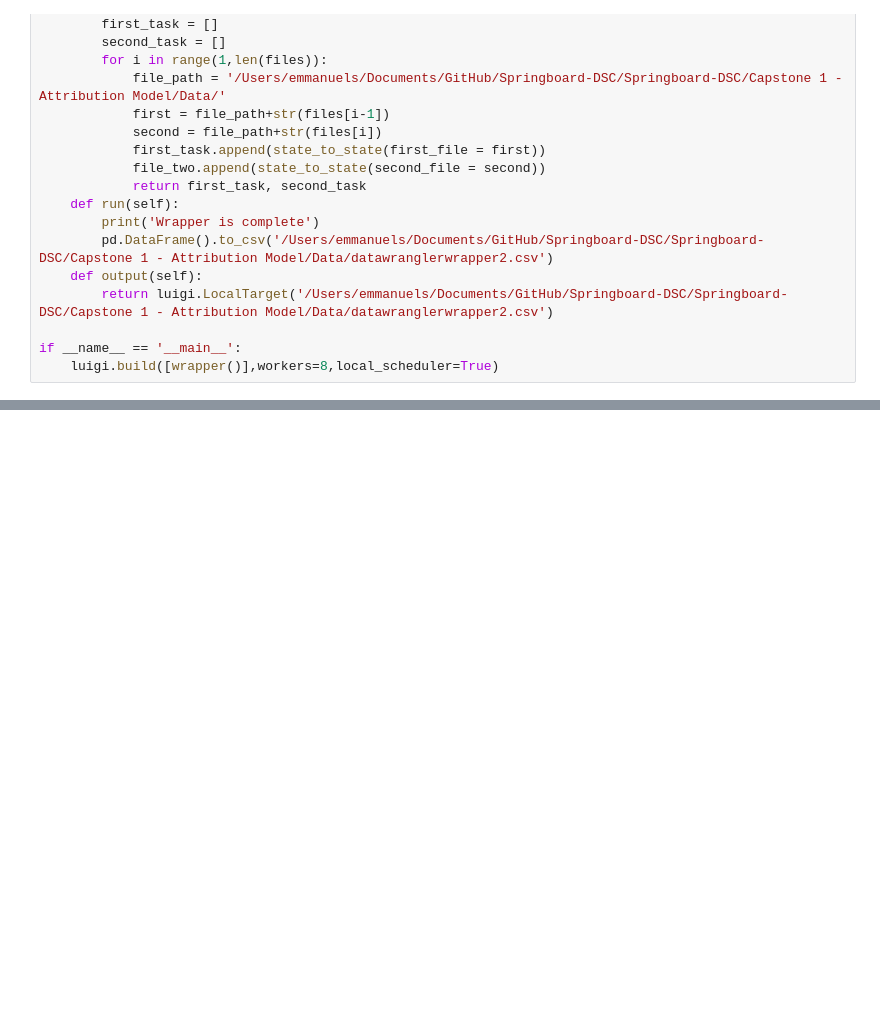
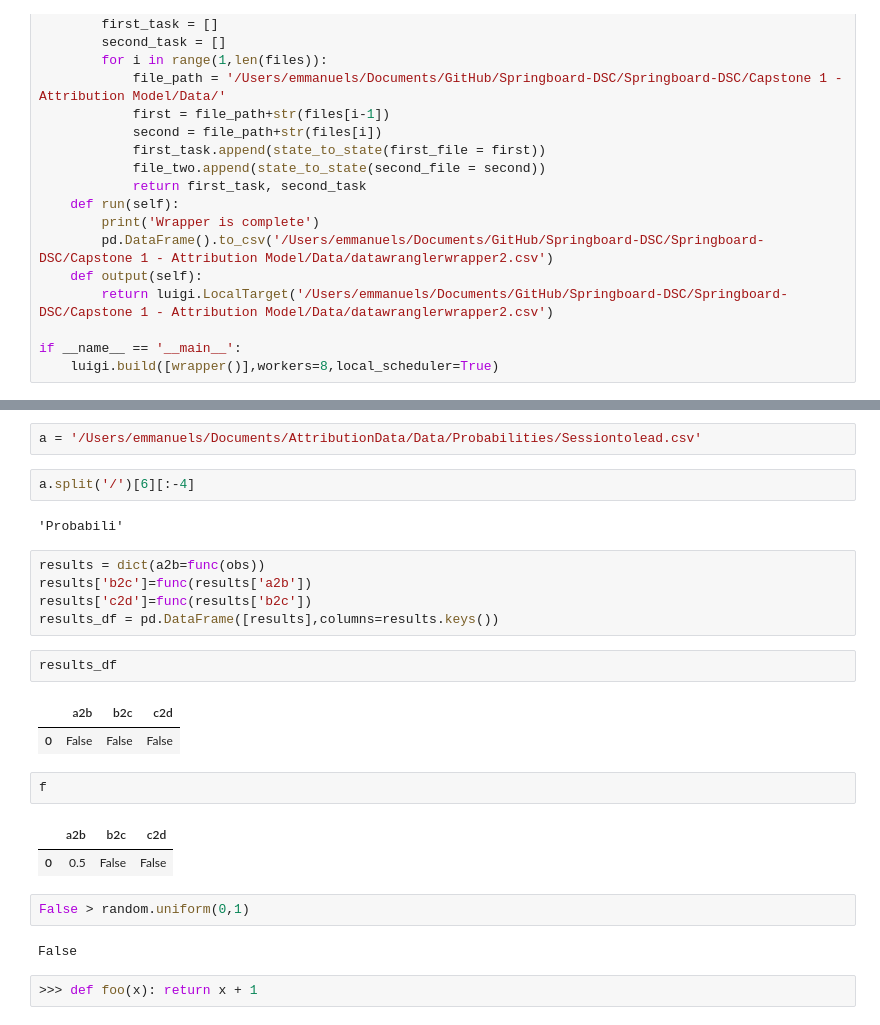
Before and after one commit to EmmS21/Springboard-DSC, a Jupyter notebook: AttributionModel/Code/new/probabiltycheck.ipynb, the cells around one changed output, grey strips where cells are left out. Saved outputs shown, nothing was run; the diff lists cells and outputs as text; blank space fills up the shorter version.

```diff
--- a/AttributionModel/Code/new/probabiltycheck.ipynb
+++ b/AttributionModel/Code/new/probabiltycheck.ipynb
@@ -53,0 +58,27 @@ if __name__ == '__main__':
+# %%
+a = '/Users/emmanuels/Documents/AttributionData/Data/Probabilities/Sessiontolead.csv'
+# %%
+a.split('/')[6][:-4]
+# %% [output]
+'Probabili'
+# %%
+results = dict(a2b=func(obs))
+results['b2c']=func(results['a2b'])
+results['c2d']=func(results['b2c'])
+results_df = pd.DataFrame([results],columns=results.keys())
+# %%
+results_df
+# %% [output]
+|  | a2b | b2c | c2d |
+| 0 | False | False | False |
+# %%
+f
+# %% [output]
+|  | a2b | b2c | c2d |
+| 0 | 0.5 | False | False |
+# %%
+False > random.uniform(0,1)
+# %% [output]
+False
+# %%
+>>> def foo(x): return x + 1
```
Also changed, not shown: parts of 1 cell of this notebook, 33 other files.
